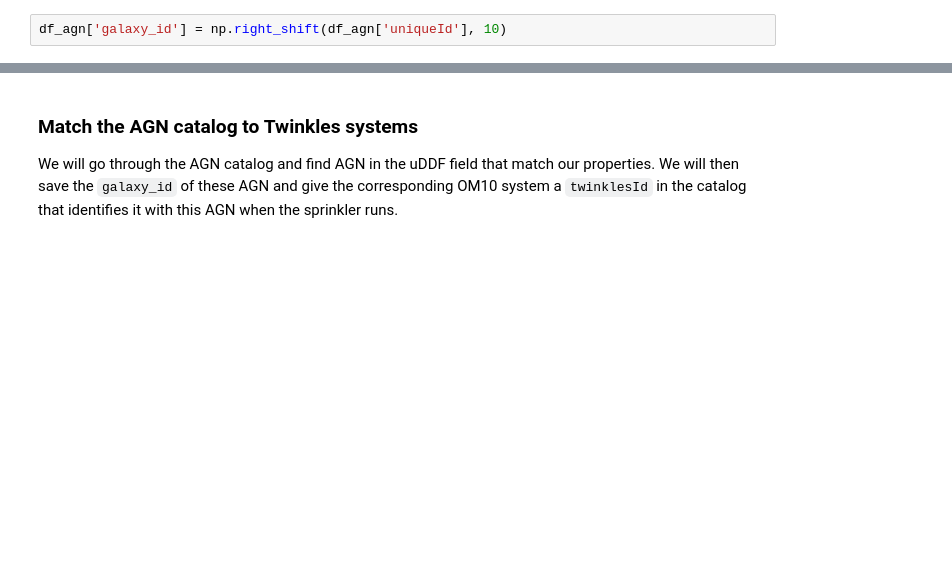
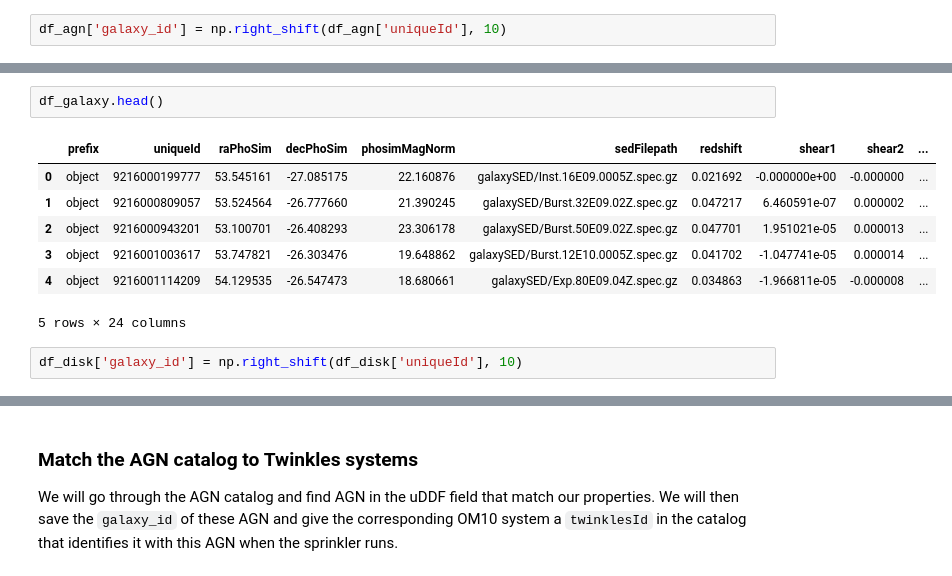
Before and after one commit to LSSTDESC/Twinkles, a Jupyter notebook: examples/notebooks/dc2_sprinkler_cache_production.ipynb, the cells around one changed output, grey strips where cells are left out. Cells and saved outputs as stored; diff of their text form; blank space fills up the shorter version.

```diff
--- a/examples/notebooks/dc2_sprinkler_cache_production.ipynb
+++ b/examples/notebooks/dc2_sprinkler_cache_production.ipynb
@@ -67,0 +94,12 @@ df_agn.head()
+# %%
+df_galaxy.head()
+# %% [output]
+|  | prefix | uniqueId | raPhoSim | decPhoSim | phosimMagNorm | sedFilepath | redshift | shear1 | shear2 | ... |
+| 0 | object | 9216000199777 | 53.545161 | -27.085175 | 22.160876 | galaxySED/Inst.16E09.0005Z.spec.gz | 0.021692 | -0.000000e+00 | -0.000000 | ... |
+| 1 | object | 9216000809057 | 53.524564 | -26.777660 | 21.390245 | galaxySED/Burst.32E09.02Z.spec.gz | 0.047217 | 6.460591e-07 | 0.000002 | ... |
+| 2 | object | 9216000943201 | 53.100701 | -26.408293 | 23.306178 | galaxySED/Burst.50E09.02Z.spec.gz | 0.047701 | 1.951021e-05 | 0.000013 | ... |
+| 3 | object | 9216001003617 | 53.747821 | -26.303476 | 19.648862 | galaxySED/Burst.12E10.0005Z.spec.gz | 0.041702 | -1.047741e-05 | 0.000014 | ... |
+| 4 | object | 9216001114209 | 54.129535 | -26.547473 | 18.680661 | galaxySED/Exp.80E09.04Z.spec.gz | 0.034863 | -1.966811e-05 | -0.000008 | ... |
+5 rows × 24 columns
+# %%
+df_disk['galaxy_id'] = np.right_shift(df_disk['uniqueId'], 10)
```
Also changed, not shown: parts of 69 cells of this notebook, 5 other files.
